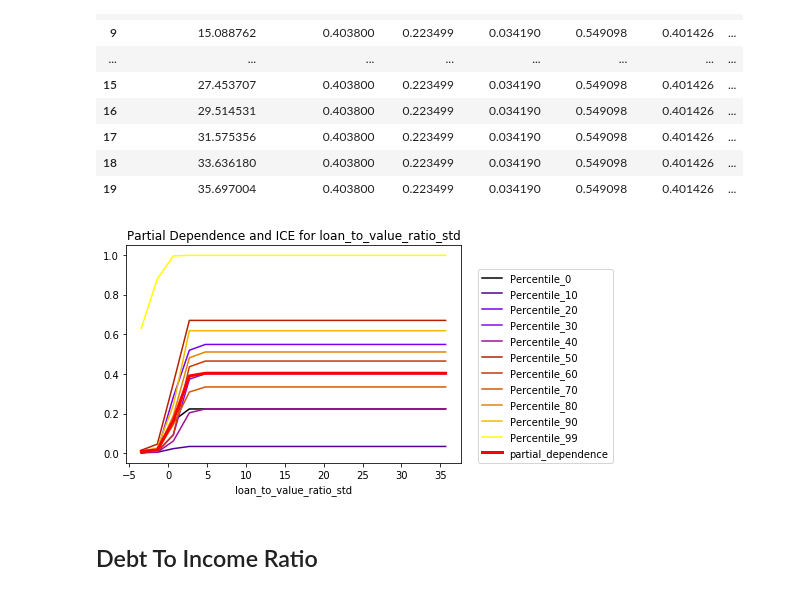
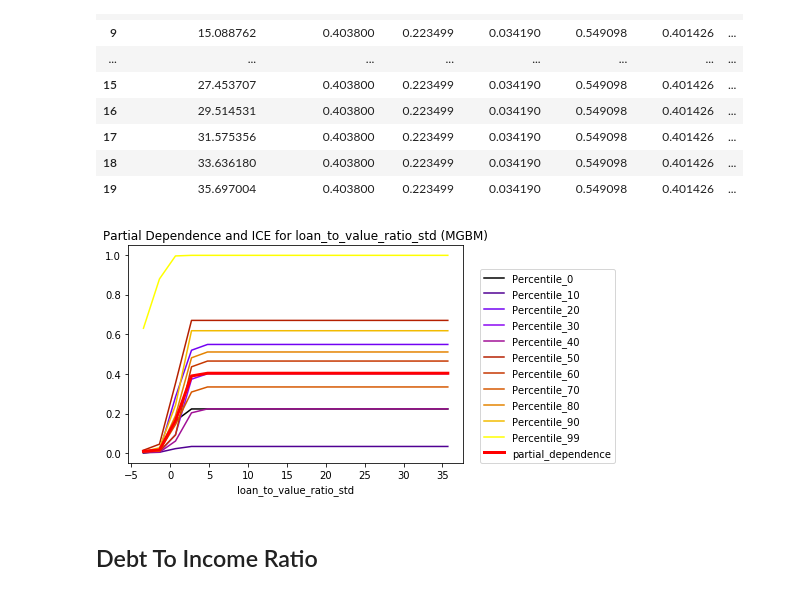
Before and after one commit to h2oai/article-information-2019, a Jupyter notebook: notebooks/perf_pdp_ice_shap_mgbm_hmda.ipynb, the cells around one changed output. Drawn from its saved outputs; the diff is of its cells as text; code cells hidden in the pictures.

```diff
--- a/notebooks/perf_pdp_ice_shap_mgbm_hmda.ipynb
+++ b/notebooks/perf_pdp_ice_shap_mgbm_hmda.ipynb
@@ -273,6 +241,6 @@ Unconstrained H2O XGBoost Preds
 # %%
 # Merged predictions from each model onto test set
-model_dict = {'mgbm' : mgbm_preds, 'gbm' : gbm_preds, 'mxgb' : mxgb_preds, 'xgb' : xgb_preds}
+model_dict = {'mgbm' : mgbm_preds, 'gbm' : gbm_preds}
 # %%
 for model_name, model_preds in model_dict.items():
     yhat = 'high_priced_' + model_name + '_pred'
@@ -410,19 +414,19 @@ gbm prediction progress: |██████████████████
 # %%
 fig, ax = plt.subplots()
 par_dep_ltvr_mgbm.drop('partial_dependence', axis=1).plot(x='loan_to_value_ratio_std', colormap='gnuplot', ax=ax)
 
-par_dep_ltvr_mgbm.plot(title='Partial Dependence and ICE for loan_to_value_ratio_std',
+par_dep_ltvr_mgbm.plot(title='Partial Dependence and ICE for loan_to_value_ratio_std (MGBM)',
                          x='loan_to_value_ratio_std',
                          y='partial_dependence',
                          style='r-',
                          linewidth=3,
                          ax=ax)
 
 _ = plt.legend(bbox_to_anchor=(1.05, 0),
                loc=3,
                borderaxespad=0.)
 # %% [output]
-[figure, old version]
+[figure, new version]
 # %% [markdown]
 ## Debt To Income Ratio
 # %%
```
Also changed, not shown: parts of 36 cells of this notebook, 9 other files.
